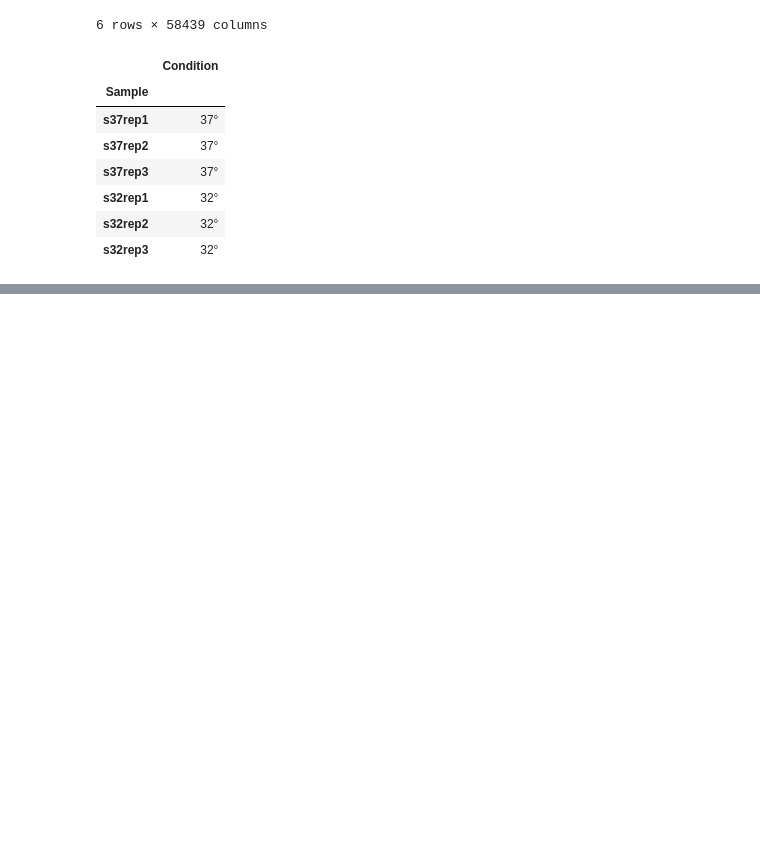
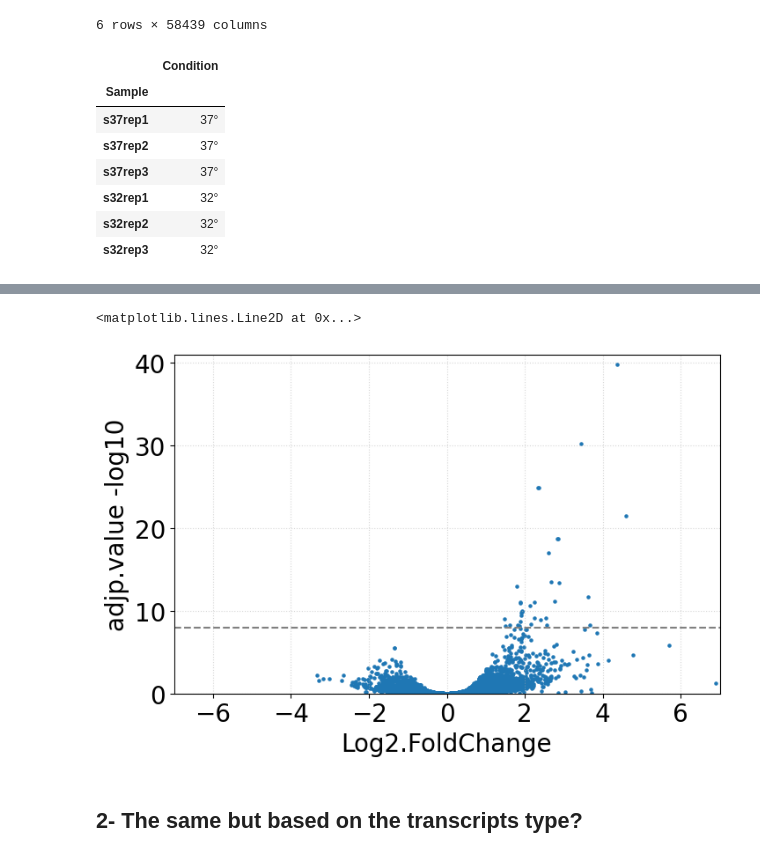
Before and after one commit to Keviosta/Temp_3.2.-.C, a Jupyter notebook: HEK293_temp_transcriptome.ipynb, the cells around one changed output, grey strips where cells are left out. Drawn from its saved outputs; the diff is of its cells as text; code cells hidden in the pictures; blank space fills up the shorter version.

```diff
--- a/HEK293_temp_transcriptome.ipynb
+++ b/HEK293_temp_transcriptome.ipynb
@@ -232,0 +232,21 @@ plt.axhline(7,color="grey",linestyle="--")
+# %%
+#volcano plot
+# Plot, after convertion  y to log10(pvalue)
+plt.scatter(x=df_anno['log2FoldChange'],y=df_anno['padj'].apply(lambda x:-numpy.log10(x)),s=5)
+
+# plt.legend(fontsize = '14')
+plt.xlim(-7, 7)
+plt.ylim(0, 41)
+plt.xlabel("Log2.FoldChange")
+plt.ylabel("adjp.value -log10")
+
+# pvalue <0.05
+plt.axhline(-numpy.log10(1e-08),color="grey",linestyle="--")
+
+# title_file = 'volcano_NPC_H3K36me3_MACS3_more_strict'
+# plt.savefig(file_directory+'3) output/'+title_file+'.svg')
+# %% [output]
+<matplotlib.lines.Line2D at 0x...>
+[figure, added]
+# %% [markdown]
+## 2- The same but based on the transcripts type?
```
Also changed, not shown: parts of 29 cells of this notebook.
